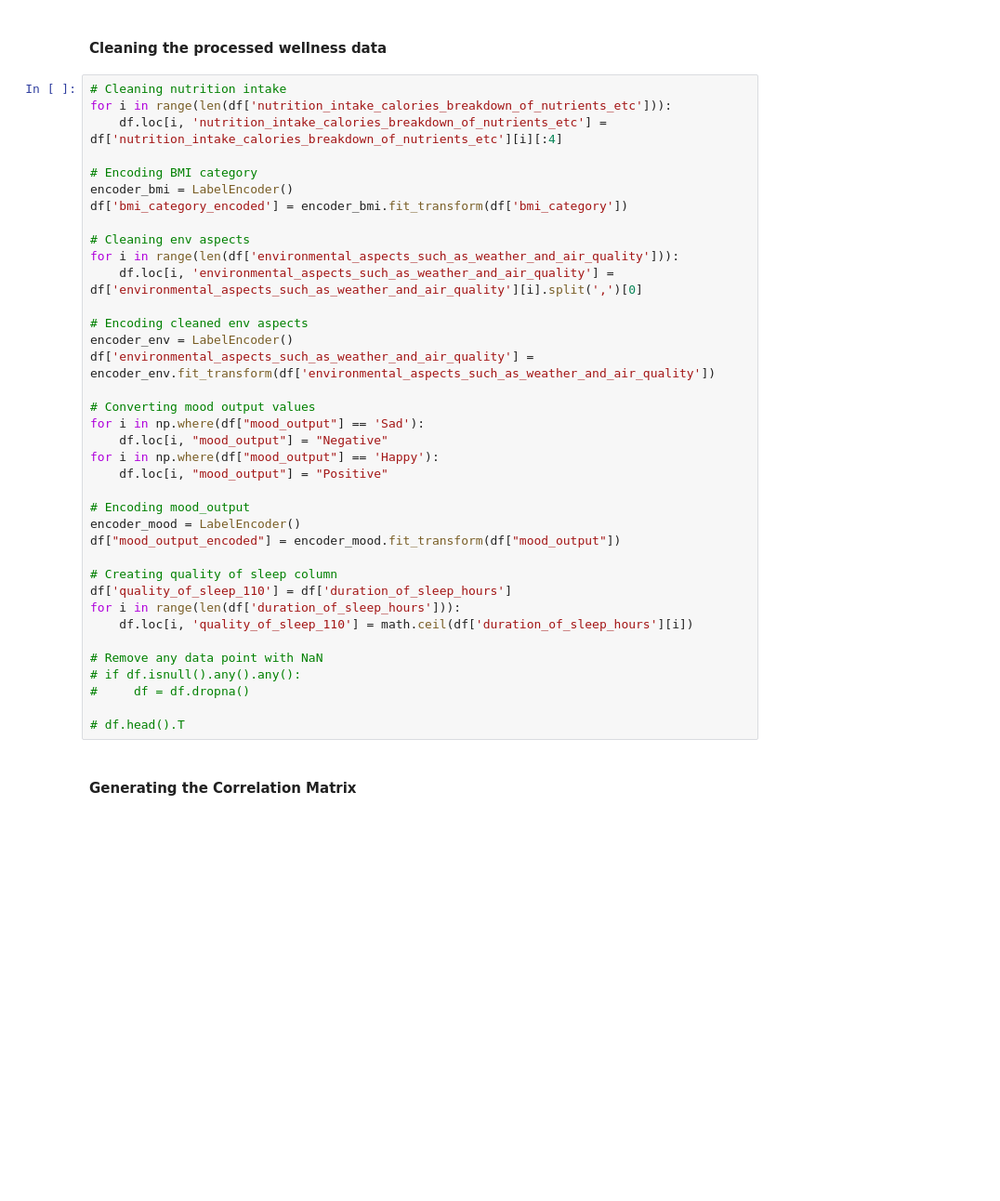
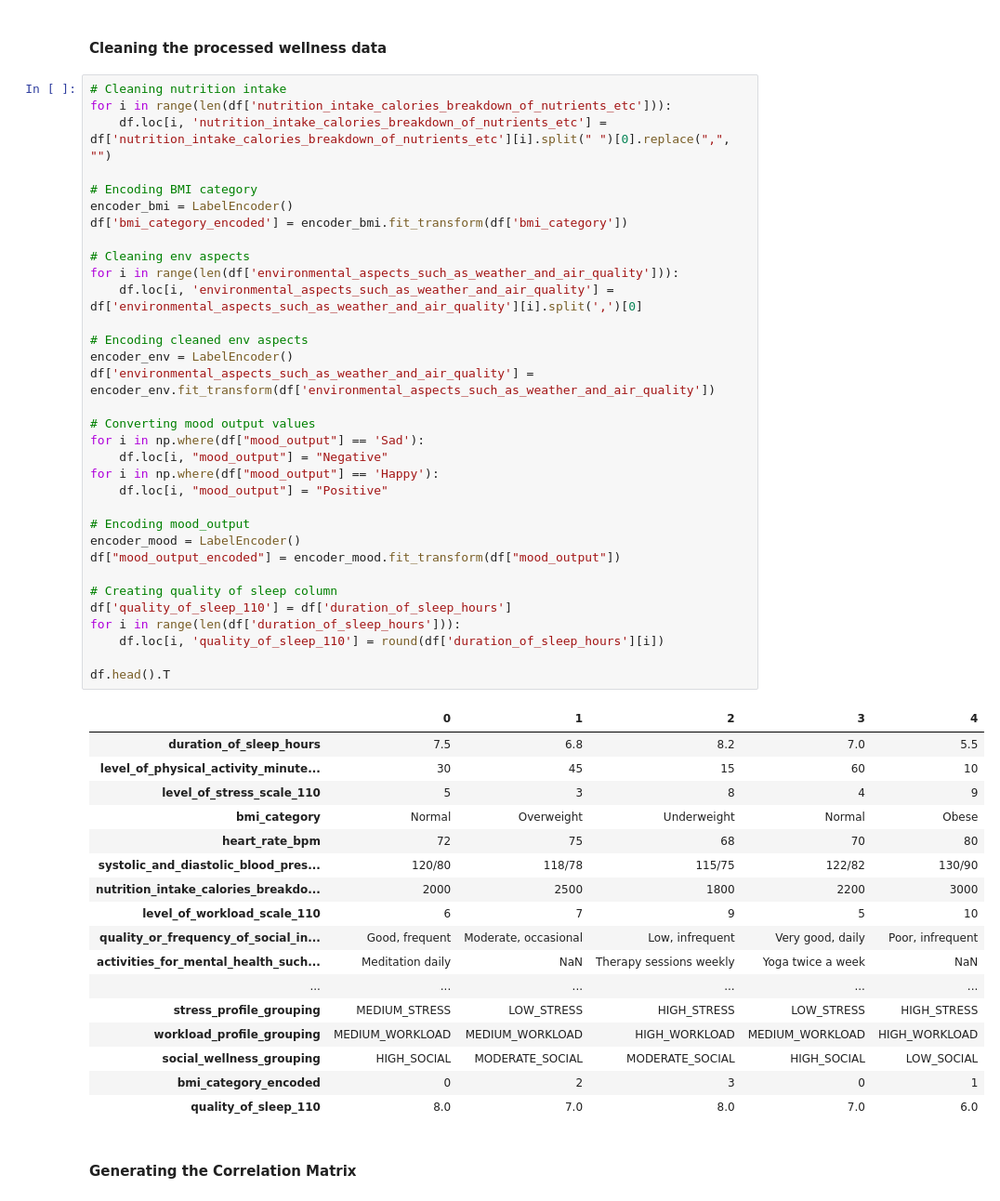
Before and after one commit to Jflores427/synap-well, a Jupyter notebook: synap-well/notebooks/Regressor_Predictive_Model.ipynb, the cells around one changed output. Shown: that part at 93% size. Drawn from its saved outputs; the diff is of its cells as text; blank space fills up the shorter version.

```diff
--- a/synap-well/notebooks/Regressor_Predictive_Model.ipynb
+++ b/synap-well/notebooks/Regressor_Predictive_Model.ipynb
@@ -31,40 +32,54 @@ df.head()
 # %%
 # Cleaning nutrition intake
 for i in range(len(df['nutrition_intake_calories_breakdown_of_nutrients_etc'])):
-    df.loc[i, 'nutrition_intake_calories_breakdown_of_nutrients_etc'] = df['nutrition_intake_calories_breakdown_of_nutrients_etc'][i][:4]
+    df.loc[i, 'nutrition_intake_calories_breakdown_of_nutrients_etc'] = df['nutrition_intake_calories_breakdown_of_nutrients_etc'][i].split(" ")[0].replace(",", "")
 
 # Encoding BMI category
 encoder_bmi = LabelEncoder()
 df['bmi_category_encoded'] = encoder_bmi.fit_transform(df['bmi_category'])
 
 # Cleaning env aspects
 for i in range(len(df['environmental_aspects_such_as_weather_and_air_quality'])):
     df.loc[i, 'environmental_aspects_such_as_weather_and_air_quality'] = df['environmental_aspects_such_as_weather_and_air_quality'][i].split(',')[0]
 
 # Encoding cleaned env aspects
 encoder_env = LabelEncoder()
 df['environmental_aspects_such_as_weather_and_air_quality'] = encoder_env.fit_transform(df['environmental_aspects_such_as_weather_and_air_quality'])
 
 # Converting mood output values
 for i in np.where(df["mood_output"] == 'Sad'):
     df.loc[i, "mood_output"] = "Negative"
 for i in np.where(df["mood_output"] == 'Happy'):
     df.loc[i, "mood_output"] = "Positive"
 
 # Encoding mood_output
 encoder_mood = LabelEncoder()
 df["mood_output_encoded"] = encoder_mood.fit_transform(df["mood_output"])
 
 # Creating quality of sleep column
 df['quality_of_sleep_110'] = df['duration_of_sleep_hours']
 for i in range(len(df['duration_of_sleep_hours'])):
-    df.loc[i, 'quality_of_sleep_110'] = math.ceil(df['duration_of_sleep_hours'][i])
+    df.loc[i, 'quality_of_sleep_110'] = round(df['duration_of_sleep_hours'][i])
 
-# Remove any data point with NaN
-# if df.isnull().any().any():
-#     df = df.dropna()
-
-# df.head().T
+df.head().T
+# %% [output]
+|  | 0 | 1 | 2 | 3 | 4 |
+| duration_of_sleep_hours | 7.5 | 6.8 | 8.2 | 7.0 | 5.5 |
+| level_of_physical_activity_minute... | 30 | 45 | 15 | 60 | 10 |
+| level_of_stress_scale_110 | 5 | 3 | 8 | 4 | 9 |
+| bmi_category | Normal | Overweight | Underweight | Normal | Obese |
+| heart_rate_bpm | 72 | 75 | 68 | 70 | 80 |
+| systolic_and_diastolic_blood_pres... | 120/80 | 118/78 | 115/75 | 122/82 | 130/90 |
+| nutrition_intake_calories_breakdo... | 2000 | 2500 | 1800 | 2200 | 3000 |
+| level_of_workload_scale_110 | 6 | 7 | 9 | 5 | 10 |
+| quality_or_frequency_of_social_in... | Good, frequent | Moderate, occasional | Low, infrequent | Very good, daily | Poor, infrequent |
+| activities_for_mental_health_such... | Meditation daily | NaN | Therapy sessions weekly | Yoga twice a week | NaN |
+| ... | ... | ... | ... | ... | ... |
+| stress_profile_grouping | MEDIUM_STRESS | LOW_STRESS | HIGH_STRESS | LOW_STRESS | HIGH_STRESS |
+| workload_profile_grouping | MEDIUM_WORKLOAD | MEDIUM_WORKLOAD | HIGH_WORKLOAD | MEDIUM_WORKLOAD | HIGH_WORKLOAD |
+| social_wellness_grouping | HIGH_SOCIAL | MODERATE_SOCIAL | MODERATE_SOCIAL | HIGH_SOCIAL | LOW_SOCIAL |
+| bmi_category_encoded | 0 | 2 | 3 | 0 | 1 |
+| quality_of_sleep_110 | 8.0 | 7.0 | 8.0 | 7.0 | 6.0 |
 # %% [markdown]
 #### Generating the Correlation Matrix
 # %%
```
Also changed, not shown: parts of 42 cells of this notebook, 8 other files.
